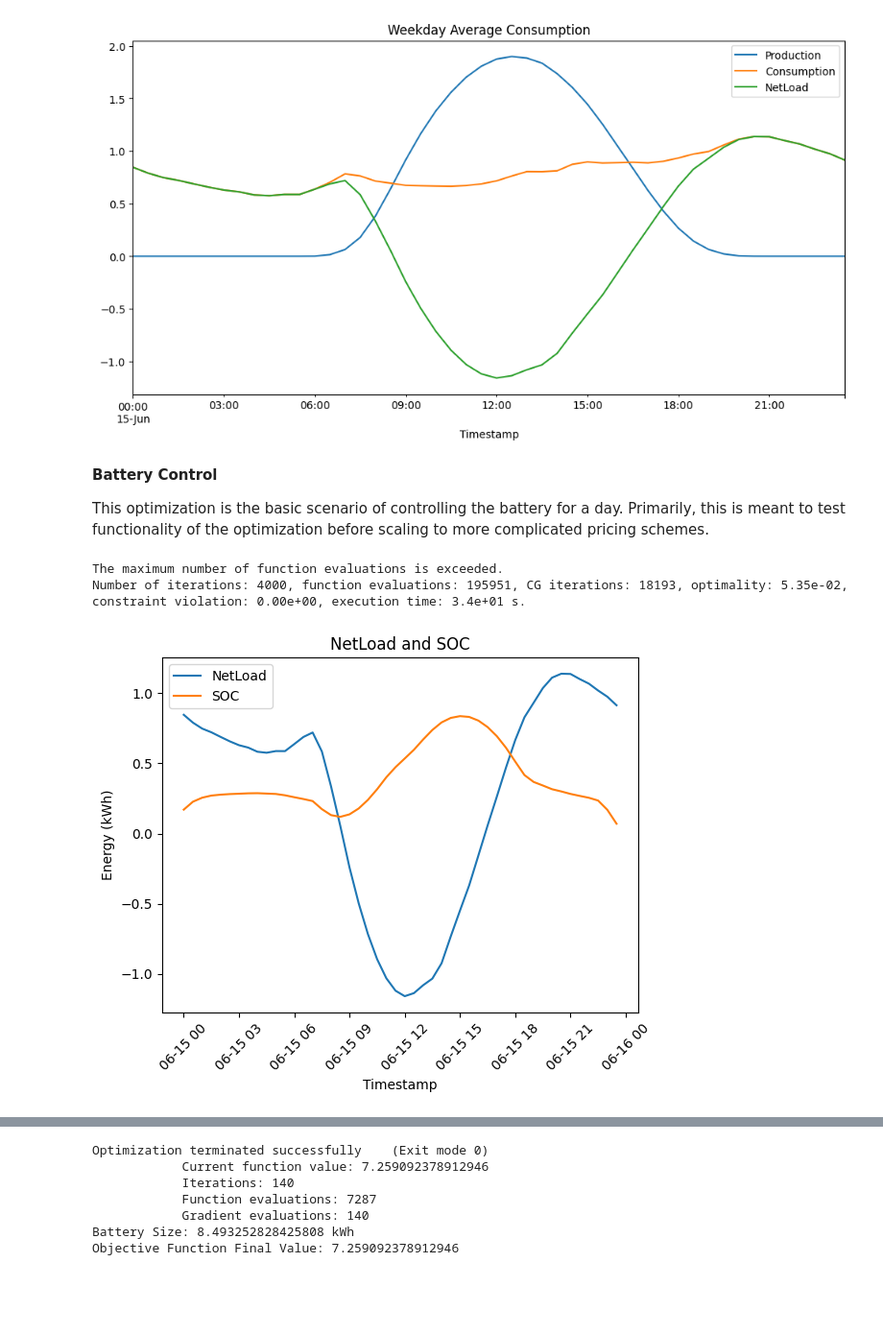
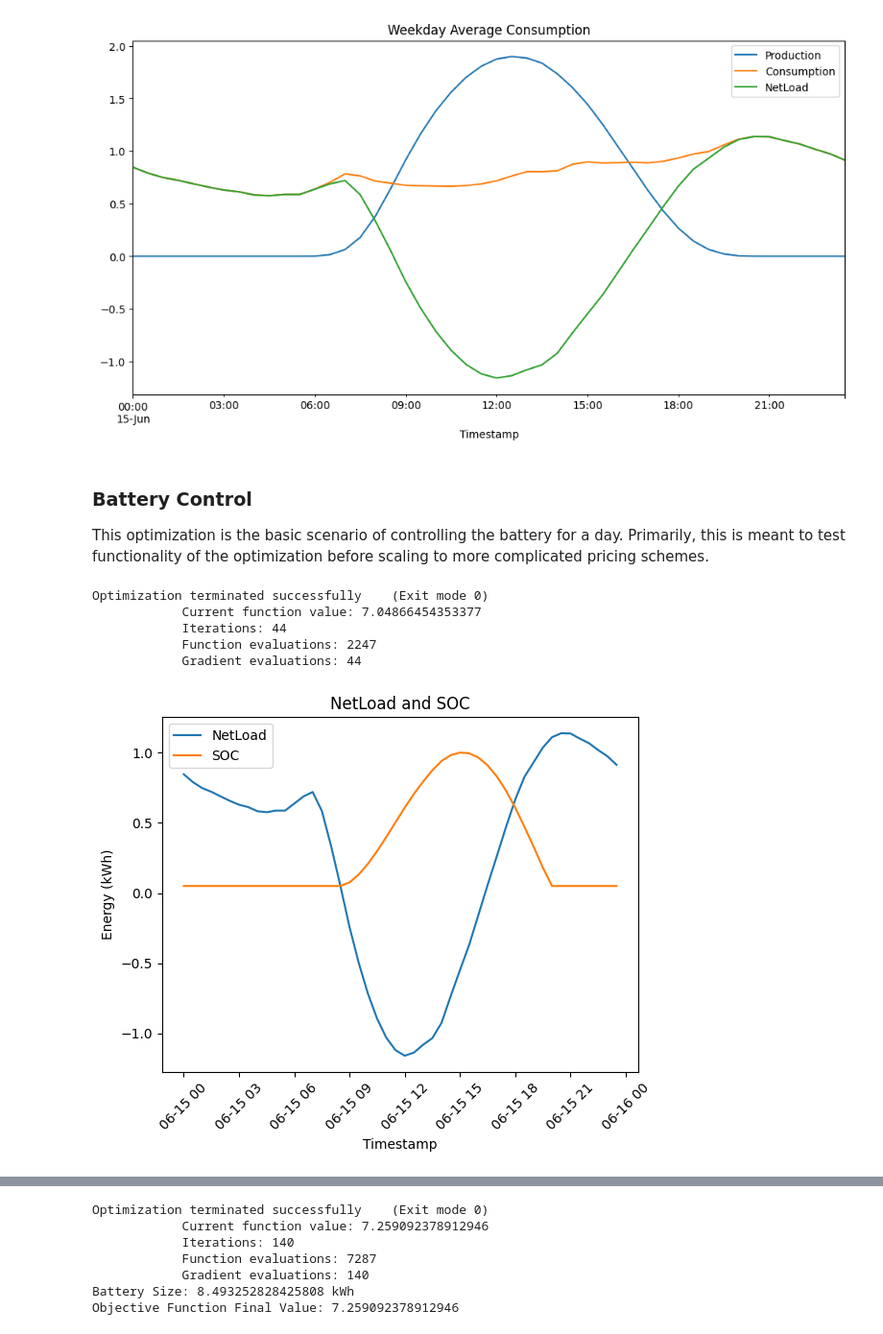
Before and after one commit to alexrtseng/foss-optimization, a Jupyter notebook: Battery_Size_Opt.ipynb, the cells around one changed output, grey strips where cells are left out. Shown at 96% size. Saved outputs shown, nothing was run; the diff lists cells and outputs as text; code cells hidden in the pictures; blank space fills up the shorter version.

```diff
--- a/Battery_Size_Opt.ipynb
+++ b/Battery_Size_Opt.ipynb
@@ -27,42 +27,45 @@ _ = weekday_avg.plot(y=['Production', 'Consumption', 'NetLoad'], title='Weekday
 # %% [output]
 [figure]
 # %% [markdown]
-**Battery Control**
+### Battery Control
 
 This optimization is the basic scenario of controlling the battery for a day. Primarily, this is meant to test functionality of the optimization before scaling to more complicated pricing schemes.
 # %%
 from charge_optimizer import ChargeOptimizer
 import numpy as np
 
 BATT_PRICE_PER_KWH = 127  # Euros per kWh (127 is what was found online)
 max_charge_rate = 0.5  # Max charge rate in % per hour
 max_discharge_rate = 0.5  # Max discharge rate in % per hour
 soc_min = 0.05  # Maximum Depth of Discharge 95%
 soc_max = 1.00  # Maximum State of Charge 100%; can play around with to protect battery
 sqrt_eff = 0.98  # round trip Efficiency of the battery
 self_discharge = 0.05  # 5% self discharge per day; totally made up
 batt_life = 10 # years; totally made up
 import_tariff = np.full(24, 0.37) # Single price tariff; 0.37 Euros per kWh
 
 
 charge_optimizer = ChargeOptimizer(
     pred_net_load=weekday_avg['NetLoad'],
     duration=1,
     import_tariff=import_tariff,
     soc_min=soc_min,
     soc_max=soc_max,
     charge_efficiency=sqrt_eff,
     discharge_efficiency=sqrt_eff,
     self_dis=self_discharge,
     timestep_size=0.5, # half an hour
     max_charge_rate=max_charge_rate,
     max_discharge_rate=max_discharge_rate,
-    batt_capacity=10,  # 13.5 kWh
+    batt_capacity=8,  # 13.5 kWh
 )
 
-charge_optimizer.local_optimize(method='SLSQP')
+charge_optimizer.local_optimize(method='SLSQP', tol=1e-6)
 charge_optimizer.plot_results(weekday_avg.index)
 # %% [output]
-The maximum number of function evaluations is exceeded.
-Number of iterations: 4000, function evaluations: 195951, CG iterations: 18193, optimality: 5.35e-02, constraint violation: 0.00e+00, execution time: 3.4e+01 s.
+Optimization terminated successfully    (Exit mode 0)
+            Current function value: 7.04866454353377
+            Iterations: 44
+            Function evaluations: 2247
+            Gradient evaluations: 44
-[figure, old version]
+[figure, new version]
```
Also changed, not shown: parts of 21 cells of this notebook, 4 other files.
